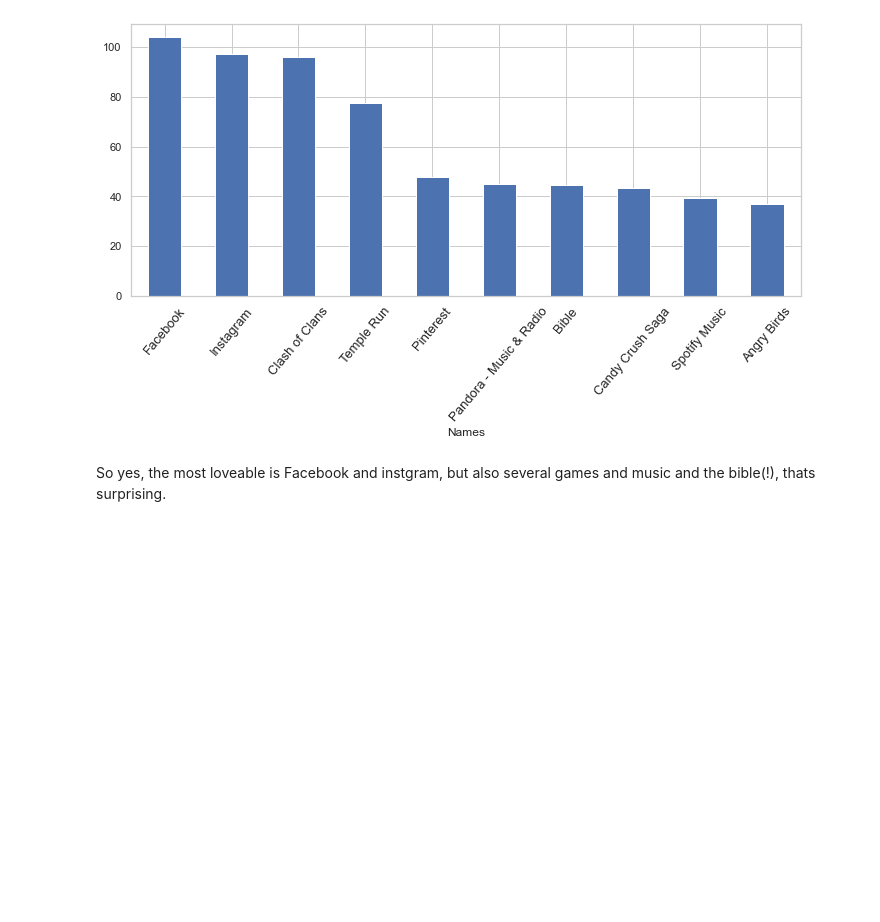
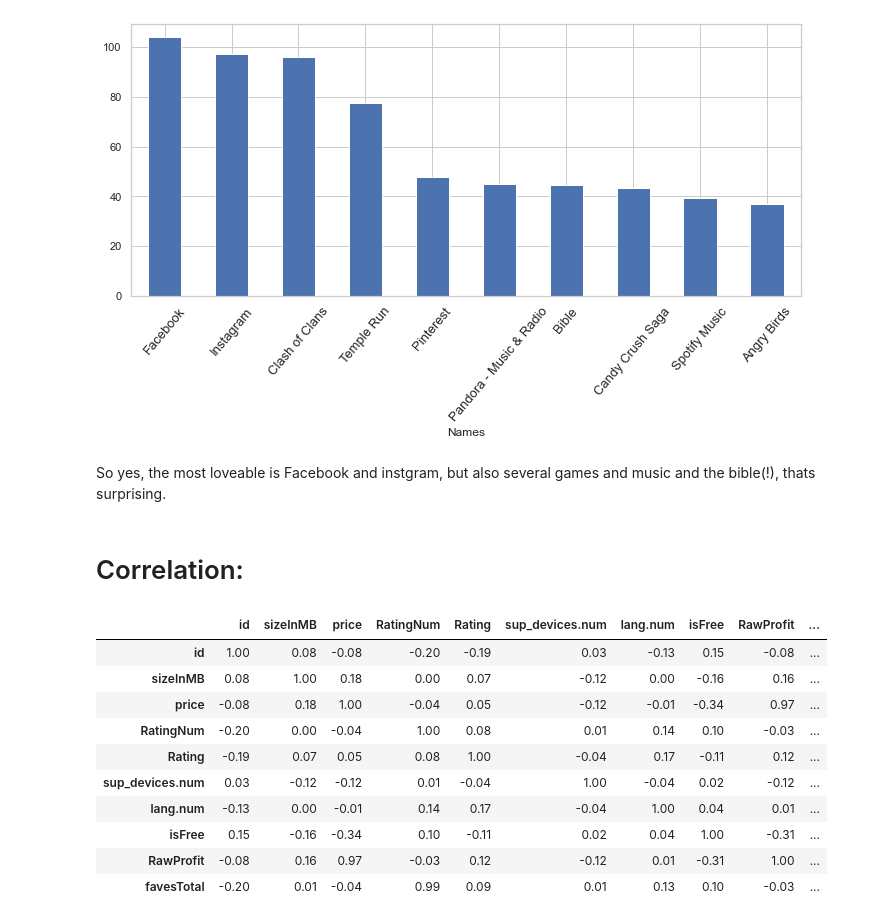
Before and after one commit to morofir/Python-Finale-Project, a Jupyter notebook: AppleEDA.ipynb, the cells around one changed output. Saved outputs shown, nothing was run; the diff lists cells and outputs as text; code cells hidden in the pictures; blank space fills up the shorter version.

```diff
--- a/AppleEDA.ipynb
+++ b/AppleEDA.ipynb
@@ -273,3 +274,21 @@ plt.xticks(fontsize=13,rotation=50)
 [figure]
 # %% [markdown]
 So yes, the most loveable is Facebook and instgram, but also several games and music and the bible(!), thats surprising.
+# %% [markdown]
+# Correlation:
+# %%
+AppledataCor = appleData.corr(method ='pearson')
+
+AppledataCor.style.background_gradient(cmap='coolwarm').set_precision(2)
+# %% [output]
+|  | id | sizeInMB | price | RatingNum | Rating | sup_devices.num | lang.num | isFree | RawProfit | ... |
+| id | 1.00 | 0.08 | -0.08 | -0.20 | -0.19 | 0.03 | -0.13 | 0.15 | -0.08 | ... |
+| sizeInMB | 0.08 | 1.00 | 0.18 | 0.00 | 0.07 | -0.12 | 0.00 | -0.16 | 0.16 | ... |
+| price | -0.08 | 0.18 | 1.00 | -0.04 | 0.05 | -0.12 | -0.01 | -0.34 | 0.97 | ... |
+| RatingNum | -0.20 | 0.00 | -0.04 | 1.00 | 0.08 | 0.01 | 0.14 | 0.10 | -0.03 | ... |
+| Rating | -0.19 | 0.07 | 0.05 | 0.08 | 1.00 | -0.04 | 0.17 | -0.11 | 0.12 | ... |
+| sup_devices.num | 0.03 | -0.12 | -0.12 | 0.01 | -0.04 | 1.00 | -0.04 | 0.02 | -0.12 | ... |
+| lang.num | -0.13 | 0.00 | -0.01 | 0.14 | 0.17 | -0.04 | 1.00 | 0.04 | 0.01 | ... |
+| isFree | 0.15 | -0.16 | -0.34 | 0.10 | -0.11 | 0.02 | 0.04 | 1.00 | -0.31 | ... |
+| RawProfit | -0.08 | 0.16 | 0.97 | -0.03 | 0.12 | -0.12 | 0.01 | -0.31 | 1.00 | ... |
+| favesTotal | -0.20 | 0.01 | -0.04 | 0.99 | 0.09 | 0.01 | 0.13 | 0.10 | -0.03 | ... |
```
Also changed, not shown: parts of 12 cells of this notebook, 10 other files.
